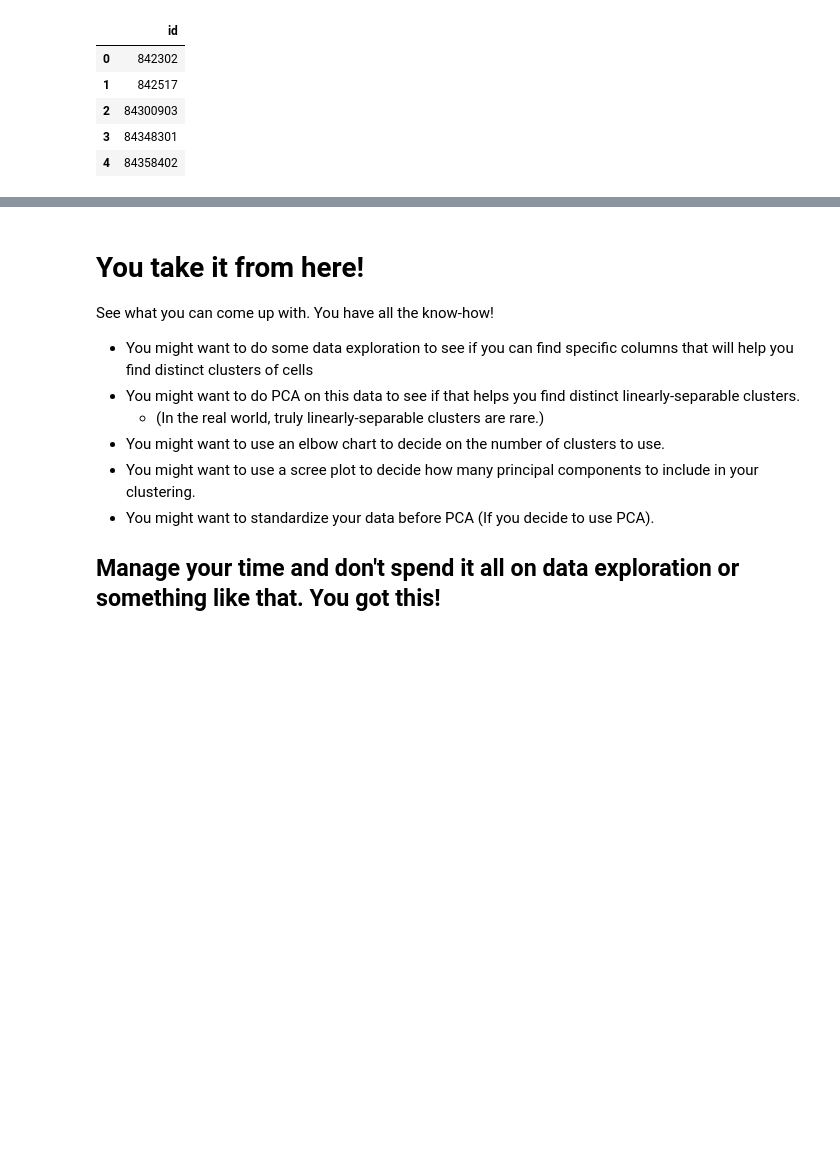
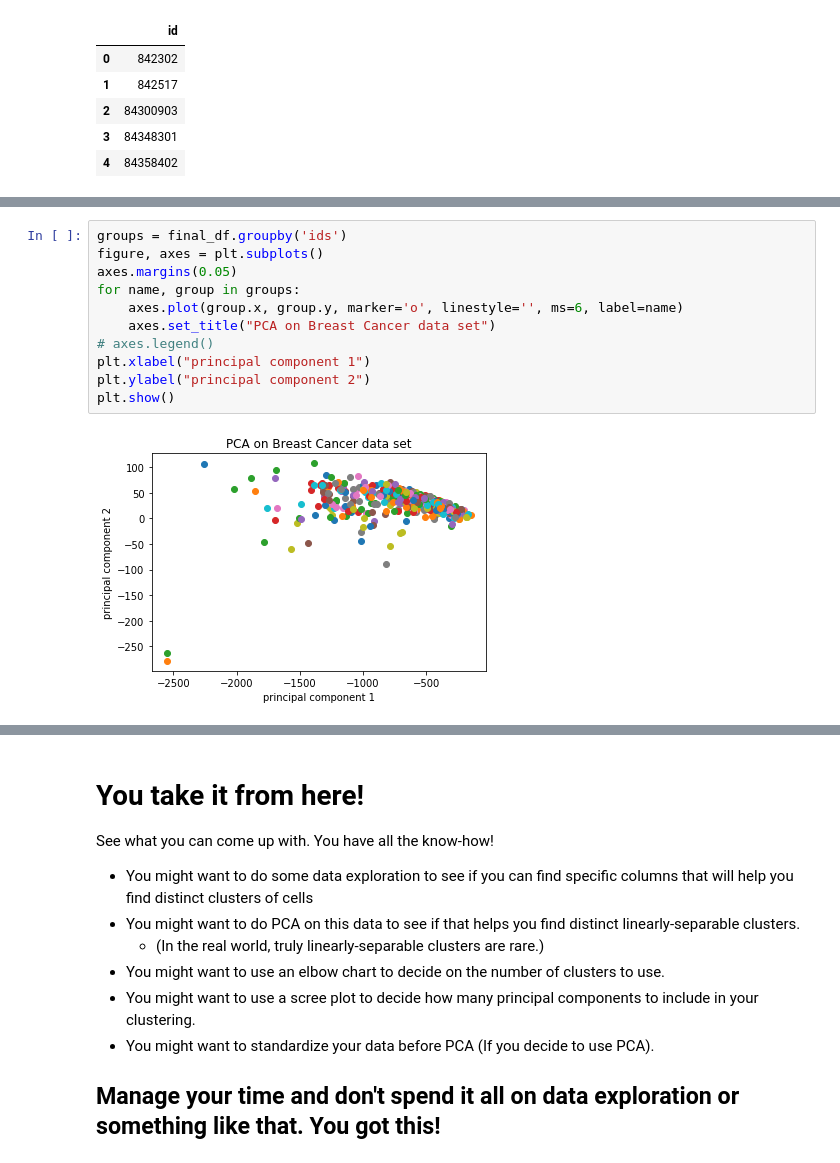
Before and after one commit to bloominstituteoftechnology/DS-Unit-1-Sprint-4-Linear-Algebra, a Jupyter notebook: module4-clustering/Cell_Clustering_Assignment.ipynb, the cells around one changed output, grey strips where cells are left out. Drawn from its saved outputs; the diff is of its cells as text; blank space fills up the shorter version.

```diff
--- a/module4-clustering/Cell_Clustering_Assignment.ipynb
+++ b/module4-clustering/Cell_Clustering_Assignment.ipynb
@@ -297,0 +352,13 @@ final_df
+# %%
+groups = final_df.groupby('ids')
+figure, axes = plt.subplots()
+axes.margins(0.05)
+for name, group in groups:
+    axes.plot(group.x, group.y, marker='o', linestyle='', ms=6, label=name)
+    axes.set_title("PCA on Breast Cancer data set")
+# axes.legend()
+plt.xlabel("principal component 1")
+plt.ylabel("principal component 2")
+plt.show()
+# %% [output]
+[figure, added]
```
Also changed, not shown: parts of 19 cells of this notebook.
